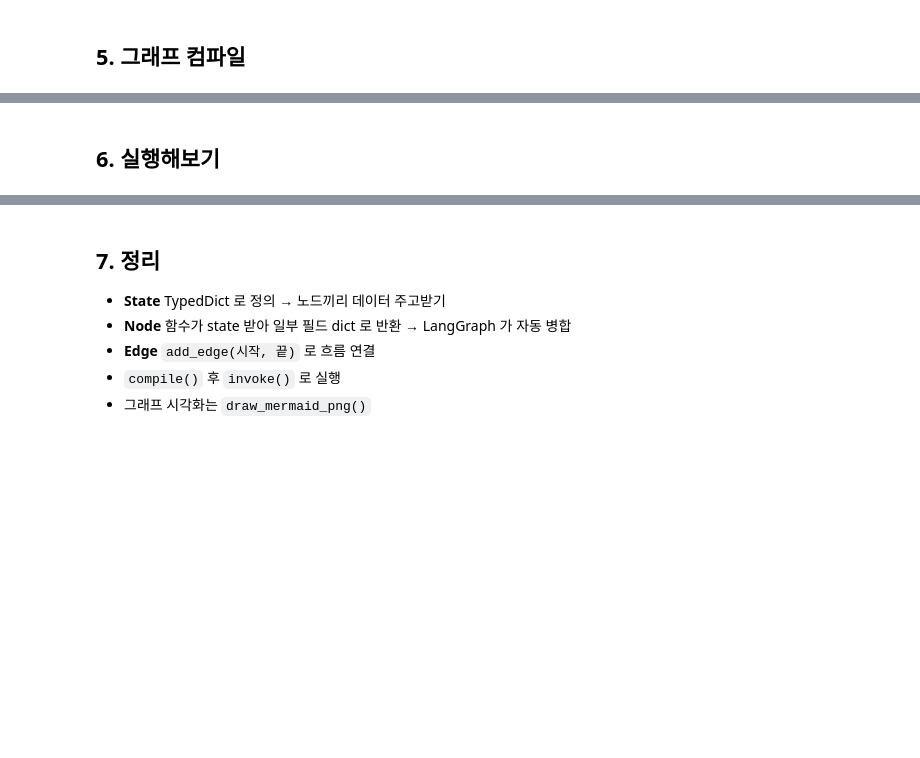
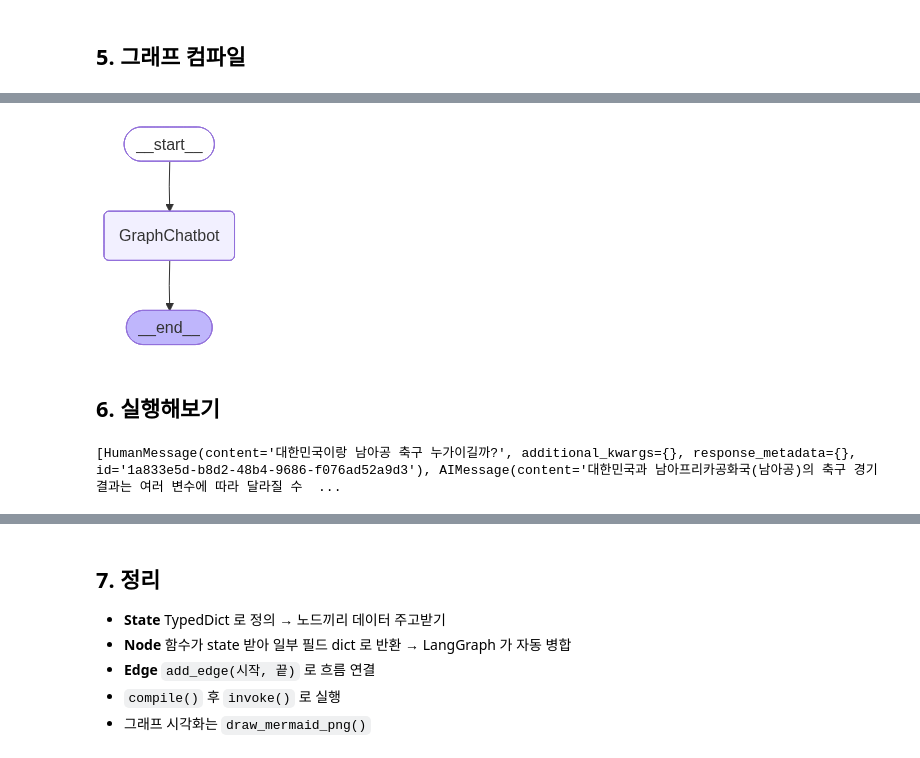
Before and after one commit to dovan2026/SKN30_playdata, a Jupyter notebook: AI_agent/langgraph/lg_02_langgraph_basic2.ipynb, the cells around one changed output, grey strips where cells are left out. Saved outputs shown, nothing was run; the diff lists cells and outputs as text; code cells hidden in the pictures; blank space fills up the shorter version.

```diff
--- a/AI_agent/langgraph/lg_02_langgraph_basic2.ipynb
+++ b/AI_agent/langgraph/lg_02_langgraph_basic2.ipynb
@@ -33,2 +158,9 @@ import os
+# %%
+# 명식적 이미지 출력. 직접 그래프를 이미지로 그려서 보여주는 방식
+from IPython.display import Image, display
+
+display(Image(graph.get_graph().draw_mermaid_png()))
+# %% [output]
+[figure, added]
 # %% [markdown]
 ## 6. 실행해보기
@@ -34,0 +170,4 @@ import os
+# %%
+print(result['messages'])
+# %% [output]
+[HumanMessage(content='대한민국이랑 남아공 축구 누가이길까?', additional_kwargs={}, response_metadata={}, id='1a833e5d-b8d2-48b4-9686-f076ad52a9d3'), AIMessage(content='대한민국과 남아프리카공화국(남아공)의 축구 경기 결과는 여러 변수에 따라 달라질 수  ...
```
Also changed, not shown: parts of 13 cells of this notebook, 3 other files.
